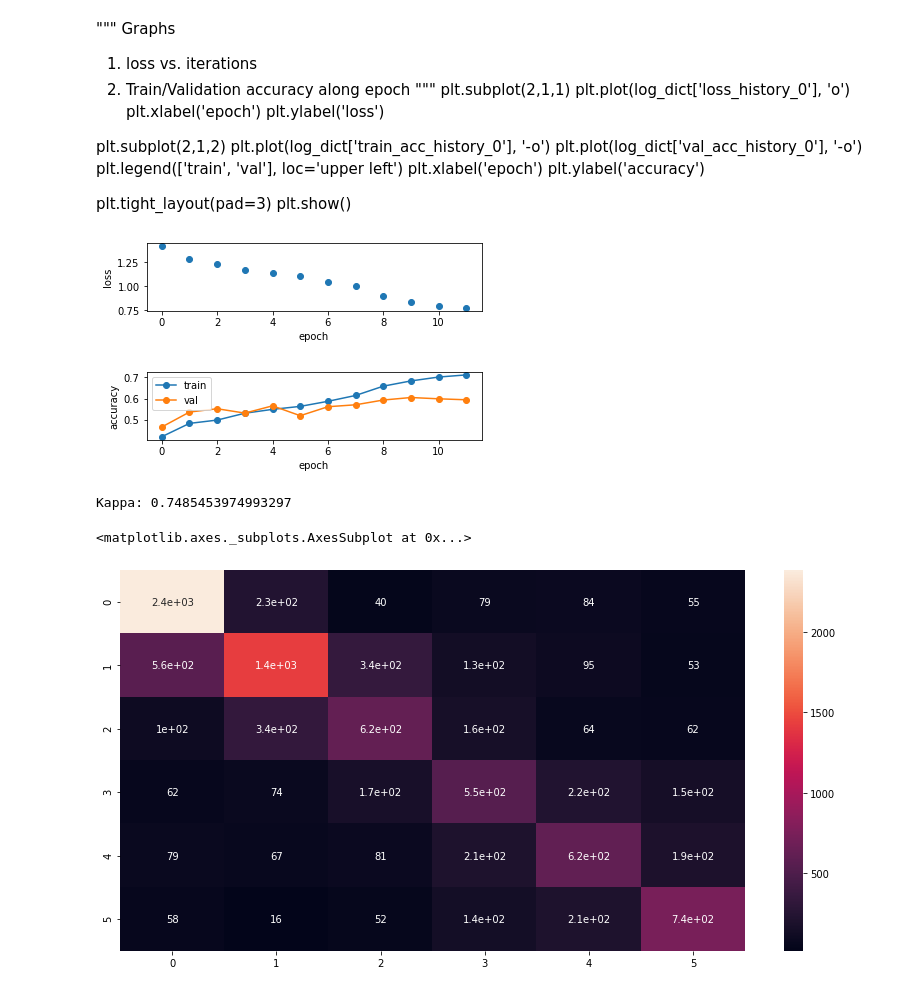
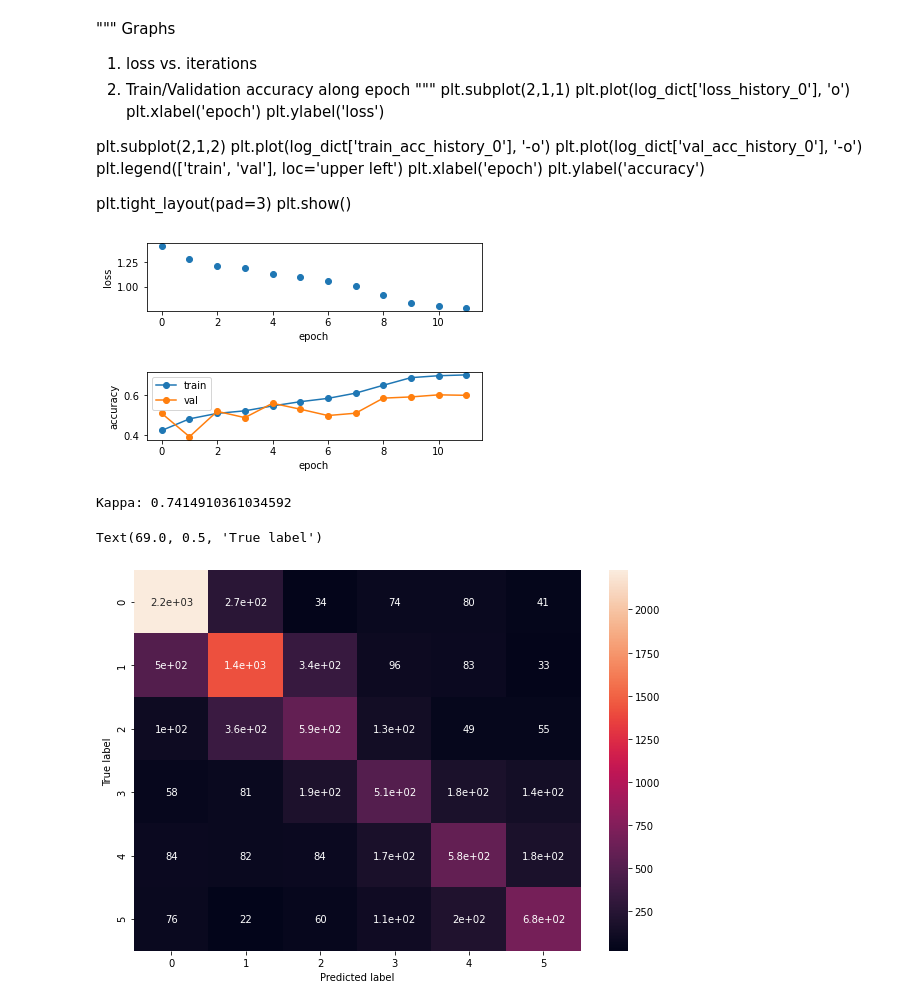
Before and after one commit to yh36/CS231nProstateCancer, a Jupyter notebook: PCa16TileSquareAug.ipynb, the cells around one changed output. Drawn from its saved outputs; the diff is of its cells as text; code cells hidden in the pictures.

Commit message:
Completed the first cv training

```diff
--- a/PCa16TileSquareAug.ipynb
+++ b/PCa16TileSquareAug.ipynb
@@ -39,9 +39,10 @@ class CFG:
     lr = 1e-4
     model_name = 'resnet'
     num_classes = 6
-    nworkers = 3
+    nworkers = 1
     nfolds = 4
     seed = 524
+    test_split = 516
     TRAIN = '../yi_data/panda-16x128x128-tiles-data/train/'
     LABELS = '../data/train.csv'
 # %% [markdown]
@@ -50,6 +51,10 @@ class CFG:
 train = pd.read_csv(CFG.LABELS).set_index('image_id')
 files = sorted(set([p[:32] for p in os.listdir(CFG.TRAIN)]))
 train = train.loc[files].reset_index()
+
+train, test = train_test_split(train, test_size=CFG.test_split, random_state=CFG.seed)
+train = train.reset_index(drop=True)
+test = test.reset_index(drop=True)
 
 if CFG.debug:
     df = train.sample(n=50, random_state=CFG.seed).copy()
@@ -180,7 +185,11 @@ def train_model(model, fold, dataloaders, criterion, optimizer, scheduler, num_e
             if phase == 'train':
                 model.train()   # Set model to training phase
             else:
-                model.eval()    # Set model to evaluate phase
+                # Skip evaluation for test dataset except for the last epoch
+                if (len(dataloaders[phase].dataset) != CFG.test_split) or (num_epochs == epoch+1):
+                    model.eval()    # Set model to evaluate phase
+                else:
+                    continue
 
             avg_loss = 0.0
             running_corrects = 0
@@ -382,7 +391,7 @@ plt.tight_layout(pad=3)
 plt.show()
 # %%
 # read python dict back from the file
-#with open(log_file, 'rb') as pfile:
+#with open('resnet_06_06_2020_19_27.pkl', 'rb') as pfile:
 #    test_dict = pickle.load(pfile)
 """
 Graphs
@@ -404,7 +413,7 @@ plt.ylabel('accuracy')
 plt.tight_layout(pad=3)
 plt.show()
 # %% [output]
-[figure, old version]
+[figure, new version]
 # %%
 preds, targets = [], []
 for fold in range(CFG.nfolds):
@@ -423,13 +432,15 @@ for fold in range(CFG.nfolds):
 # %%
 p = torch.cat(preds).cpu()
 t = torch.cat(targets).cpu()
 kappa = cohen_kappa_score(t, p, weights='quadratic')
 print(f'Kappa: {kappa}')
 conf_mat = confusion_matrix(t,p)
 #plt.matshow()
-plt.figure(figsize=(14,7))
+plt.figure(figsize=(10,7))
 sn.heatmap(conf_mat, annot=True)
+plt.xlabel('Predicted label')
+plt.ylabel('True label')
 # %% [output]
-Kappa: 0.7485453974993297
+Kappa: 0.7414910361034592
-<matplotlib.axes._subplots.AxesSubplot at 0x...>
+Text(69.0, 0.5, 'True label')
-[figure, old version]
+[figure, new version]
```
Also changed, not shown: parts of 3 cells of this notebook.
